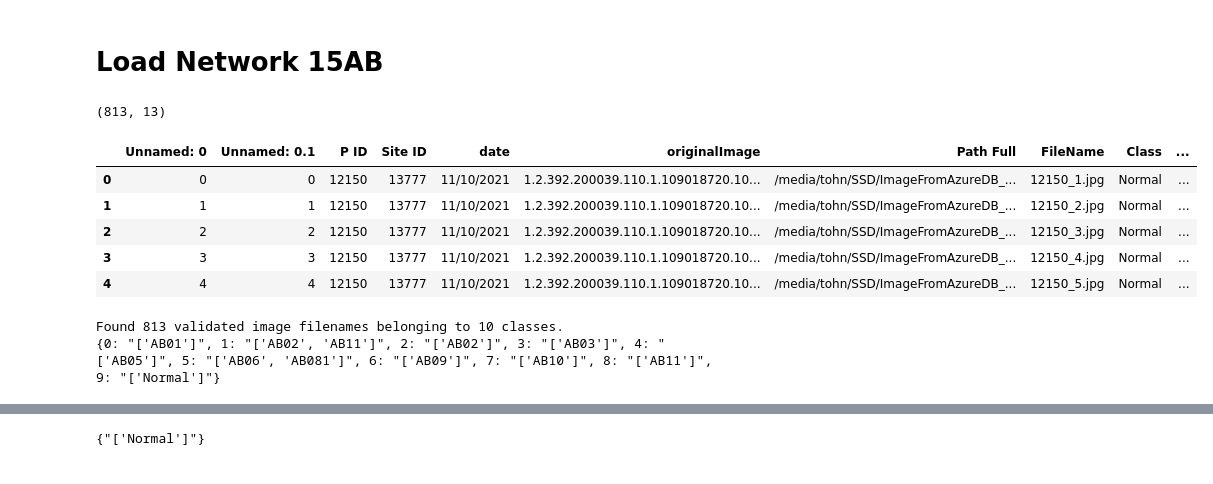
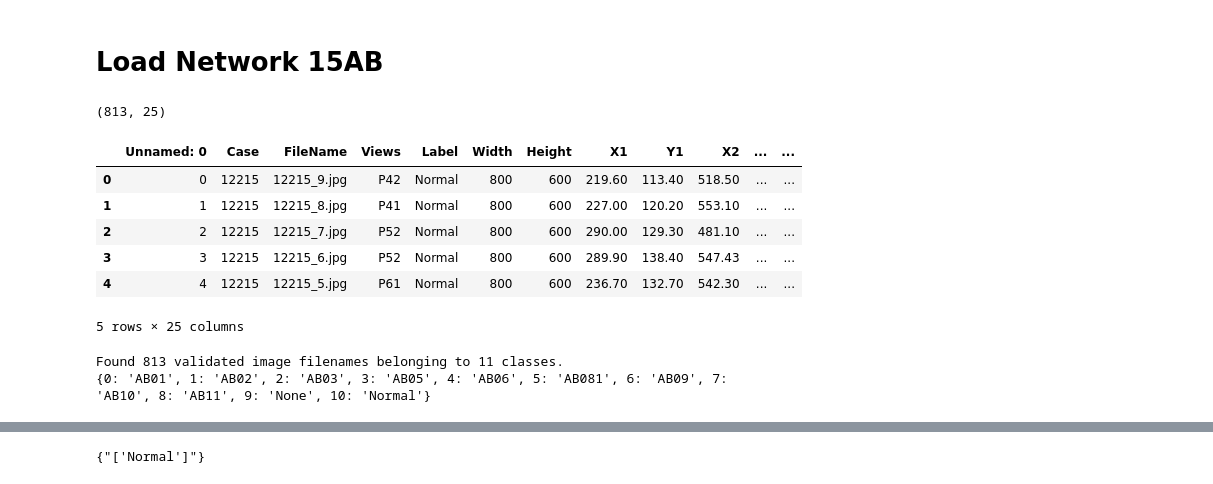
Before and after one commit to Peckkie/Experiment_Evaluation_CCA, a Jupyter notebook: FeatureVector_fromEffNet_15AB_DiagRadioExp_AzureDb813.ipynb, the cells around one changed output, grey strips where cells are left out. Drawn from its saved outputs; the diff is of its cells as text; code cells hidden in the pictures.

Commit message:
add code FeatureVector testset of AzureDb813 NONE

```diff
--- a/FeatureVector_fromEffNet_15AB_DiagRadioExp_AzureDb813.ipynb
+++ b/FeatureVector_fromEffNet_15AB_DiagRadioExp_AzureDb813.ipynb
@@ -33,21 +33,22 @@ os.chdir(base_dir0)
 train_dir = os.path.join(base_dir0, 'train')
 # %%
 import pandas as pd
-dataframe = pd.read_csv (r'/home/yupaporn/CCA_Project/UICCA_DiagRadioExp_AzureDb.csv')# ---------------------------------------*เปลี่ยนไฟล์เเล้ว
+dataframe = pd.read_csv ('/home/yupaporn/CSV_file/UICCA_DiagRadioExp_AzureDb51Case813Image.csv')# ---------------------------------------*เปลี่ยนไฟล์เเล้ว
 print(dataframe .shape)
 # dataframe = df0[(df0['Path Crop']!='None' )&(df0['Path Crop']!='Nan')]
 # print(dataframe.shape)
 # print('Normal: ',dataframe[dataframe['Class']=='Normal'].shape)
 # print('Abnormal: ',dataframe[dataframe['Class']=='Abnormal'].shape)
 dataframe.head(5)
 # %% [output]
-(813, 13)
+(813, 25)
-|  | Unnamed: 0 | Unnamed: 0.1 | P ID | Site ID | date | originalImage | Path Full | FileName | Class | ... |
-| 0 | 0 | 0 | 12150 | 13777 | 11/10/2021 | 1.2.392.200039.110.1.109018720.10... | /media/tohn/SSD/ImageFromAzureDB_... | 12150_1.jpg | Normal | ... |
-| 1 | 1 | 1 | 12150 | 13777 | 11/10/2021 | 1.2.392.200039.110.1.109018720.10... | /media/tohn/SSD/ImageFromAzureDB_... | 12150_2.jpg | Normal | ... |
-| 2 | 2 | 2 | 12150 | 13777 | 11/10/2021 | 1.2.392.200039.110.1.109018720.10... | /media/tohn/SSD/ImageFromAzureDB_... | 12150_3.jpg | Normal | ... |
-| 3 | 3 | 3 | 12150 | 13777 | 11/10/2021 | 1.2.392.200039.110.1.109018720.10... | /media/tohn/SSD/ImageFromAzureDB_... | 12150_4.jpg | Normal | ... |
-| 4 | 4 | 4 | 12150 | 13777 | 11/10/2021 | 1.2.392.200039.110.1.109018720.10... | /media/tohn/SSD/ImageFromAzureDB_... | 12150_5.jpg | Normal | ... |
+|  | Unnamed: 0 | Case | FileName | Views | Label | Width | Height | X1 | Y1 | X2 | ... | ... |
+| 0 | 0 | 12215 | 12215_9.jpg | P42 | Normal | 800 | 600 | 219.60 | 113.40 | 518.50 | ... | ... |
+| 1 | 1 | 12215 | 12215_8.jpg | P41 | Normal | 800 | 600 | 227.00 | 120.20 | 553.10 | ... | ... |
+| 2 | 2 | 12215 | 12215_7.jpg | P52 | Normal | 800 | 600 | 290.00 | 129.30 | 481.10 | ... | ... |
+| 3 | 3 | 12215 | 12215_6.jpg | P52 | Normal | 800 | 600 | 289.90 | 138.40 | 547.43 | ... | ... |
+| 4 | 4 | 12215 | 12215_5.jpg | P61 | Normal | 800 | 600 | 236.70 | 132.70 | 542.30 | ... | ... |
+5 rows × 25 columns
 # %%
 batch_size = 64
 epochs = 10
@@ -69,7 +70,7 @@ train_generator = train_datagen.flow_from_dataframe(
         dataframe = dataframe,
         directory = train_dir,
         x_col = 'Path Crop',
-        y_col = 'Sub_class',# ---------------------------------------*เปลี่ยนไฟล์เเล้ว
+        y_col = 'Sub_Class_15AB',# ---------------------------------------*เปลี่ยนไฟล์เเล้ว
         target_size = (height, width),
         batch_size=batch_size,
         color_mode= 'rgb',
@@ -80,8 +81,8 @@ labels = (train_generator.class_indices)
 labels = dict((v,k.replace("C","")) for k,v in labels.items())
 print(labels)
 # %% [output]
-Found 813 validated image filenames belonging to 10 classes.
-{0: "['AB01']", 1: "['AB02', 'AB11']", 2: "['AB02']", 3: "['AB03']", 4: "['AB05']", 5: "['AB06', 'AB081']", 6: "['AB09']", 7: "['AB10']", 8: "['AB11']", 9: "['Normal']"}
+Found 813 validated image filenames belonging to 11 classes.
+{0: 'AB01', 1: 'AB02', 2: 'AB03', 3: 'AB05', 4: 'AB06', 5: 'AB081', 6: 'AB09', 7: 'AB10', 8: 'AB11', 9: 'None', 10: 'Normal'}
 # %%
 labels = {0: 'AB01', 1: 'AB02', 2: 'AB03', 3: 'AB04', 4: 'AB05', 5: 'AB06', 6: 'AB07', 7: 'AB081', 8: 'AB082', 9: 'AB083', 10: 'AB09', 11: 'AB10', 12: 'AB11', 13: 'AB12', 14: 'Normal'}
 # %%
```
Also changed, not shown: parts of 10 cells of this notebook.
